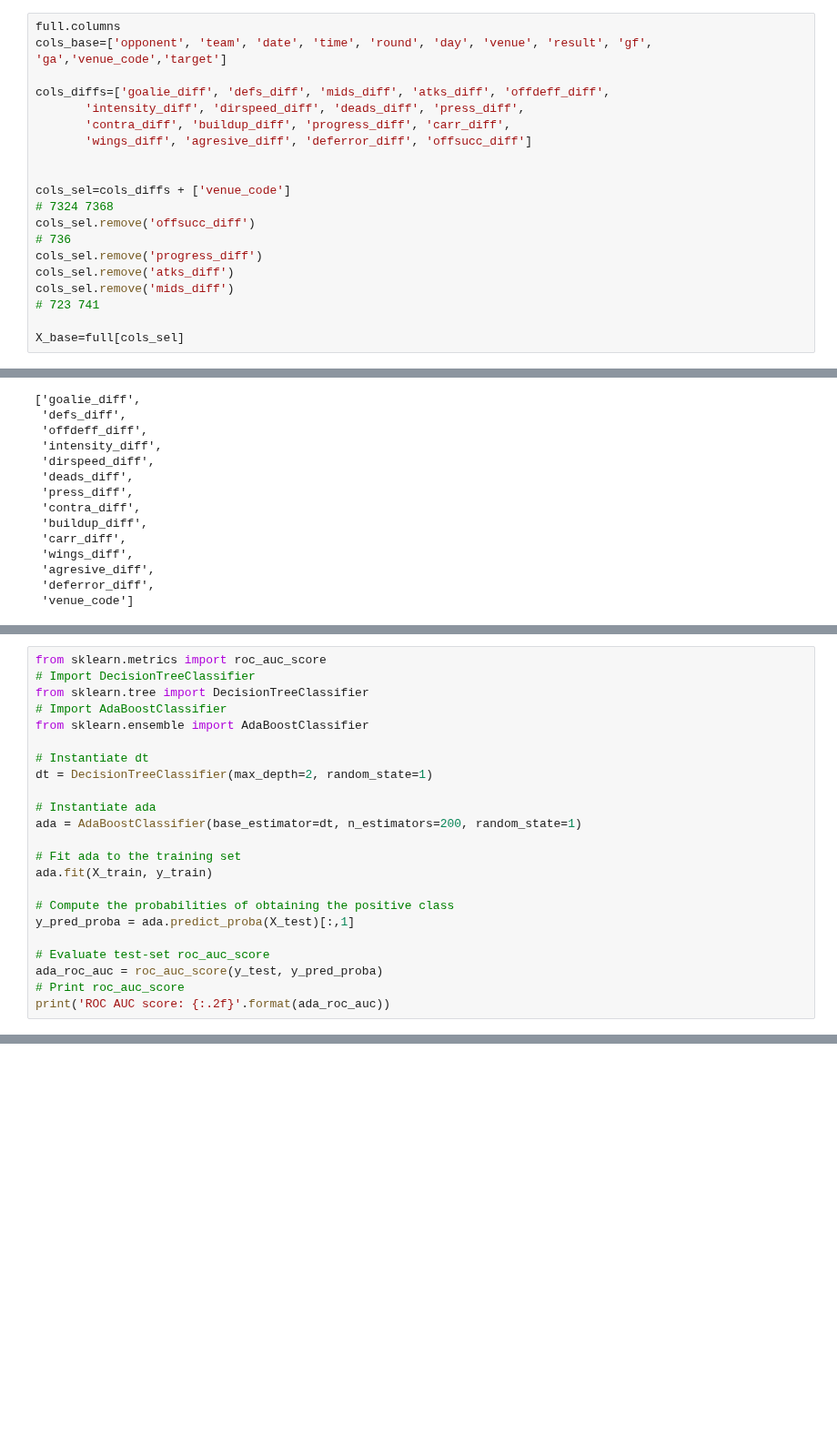
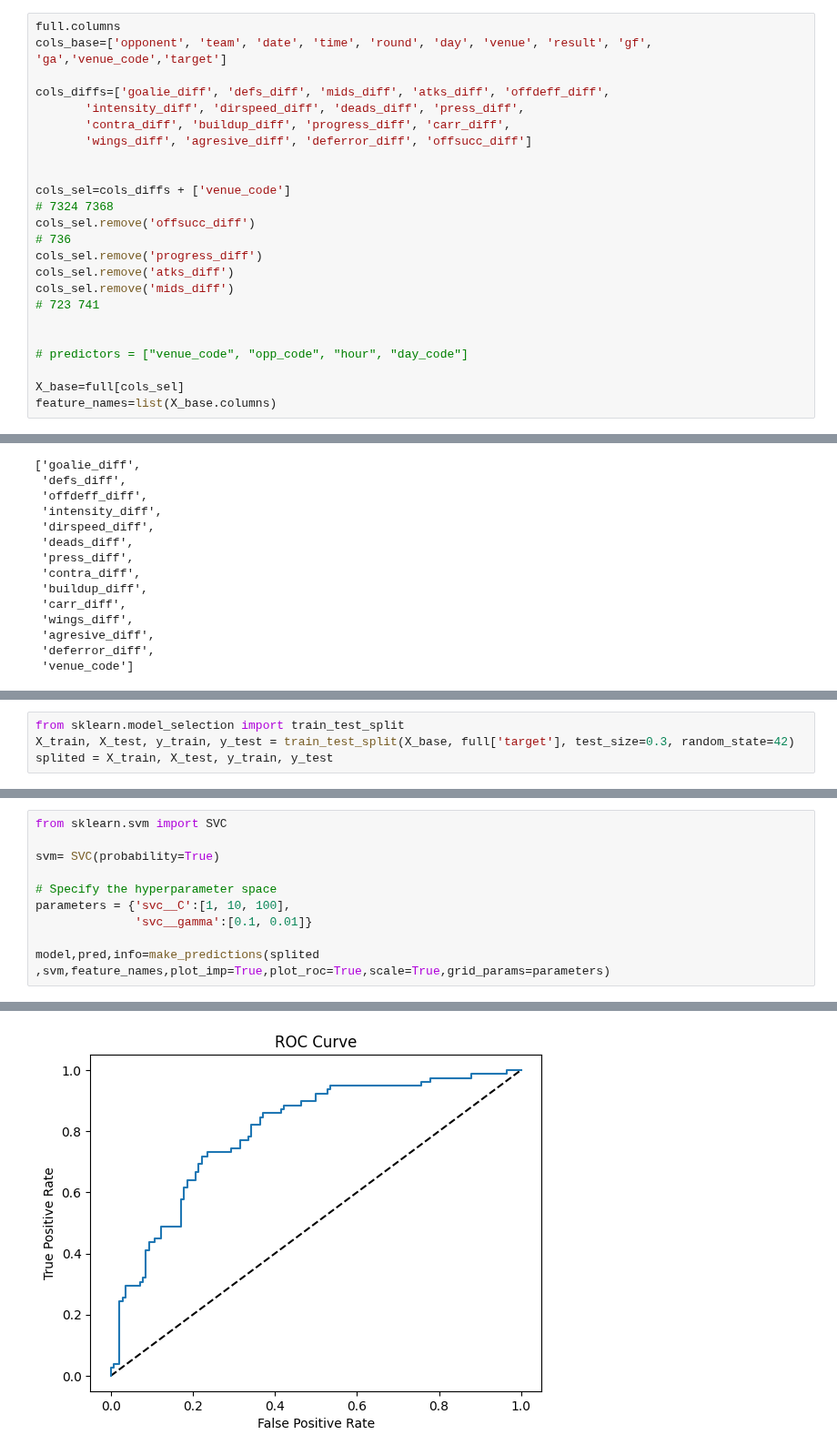
Before and after one commit to krawczyk071/predictor, a Jupyter notebook: scikit/pred_w_metrics_diff2hist.ipynb, the cells around one changed output, grey strips where cells are left out. Shown at 91% size. Drawn from its saved outputs; the diff is of its cells as text; blank space fills up the shorter version.

Commit message:
function running diferent models

```diff
--- a/scikit/pred_w_metrics_diff2hist.ipynb
+++ b/scikit/pred_w_metrics_diff2hist.ipynb
@@ -152,7 +155,11 @@ cols_sel.remove('atks_diff')
 cols_sel.remove('mids_diff')
 # 723 741
 
+
+# predictors = ["venue_code", "opp_code", "hour", "day_code"]
+
 X_base=full[cols_sel]
+feature_names=list(X_base.columns)
 # %%
 cols_sel
 # %% [output]
@@ -542,23 +179,0 @@ weighted avg       0.70      0.71      0.70       218
-# %%
-from sklearn.metrics import roc_auc_score
-# Import DecisionTreeClassifier
-from sklearn.tree import DecisionTreeClassifier
-# Import AdaBoostClassifier
-from sklearn.ensemble import AdaBoostClassifier
-
-# Instantiate dt
-dt = DecisionTreeClassifier(max_depth=2, random_state=1)
-
-# Instantiate ada
-ada = AdaBoostClassifier(base_estimator=dt, n_estimators=200, random_state=1)
-
-# Fit ada to the training set
-ada.fit(X_train, y_train)
-
-# Compute the probabilities of obtaining the positive class
-y_pred_proba = ada.predict_proba(X_test)[:,1]
-
-# Evaluate test-set roc_auc_score
-ada_roc_auc = roc_auc_score(y_test, y_pred_proba)
-# Print roc_auc_score
-print('ROC AUC score: {:.2f}'.format(ada_roc_auc))
@@ -722,0 +180,4 @@ See the caveats in the documentation: https://pandas.pydata.org/pandas-docs/stab
+# %%
+from sklearn.model_selection import train_test_split
+X_train, X_test, y_train, y_test = train_test_split(X_base, full['target'], test_size=0.3, random_state=42)
+splited = X_train, X_test, y_train, y_test
@@ -722,0 +345,11 @@ See the caveats in the documentation: https://pandas.pydata.org/pandas-docs/stab
+# %%
+from sklearn.svm import SVC
+
+svm= SVC(probability=True)
+
+# Specify the hyperparameter space
+parameters = {'svc__C':[1, 10, 100],
+              'svc__gamma':[0.1, 0.01]}
+
+model,pred,info=make_predictions(splited ,svm,feature_names,plot_imp=True,plot_roc=True,scale=True,grid_params=parameters)
+# %% [output]
@@ -722,0 +370 @@ See the caveats in the documentation: https://pandas.pydata.org/pandas-docs/stab
+[figure, added]
```
Also changed, not shown: parts of 39 cells of this notebook.
